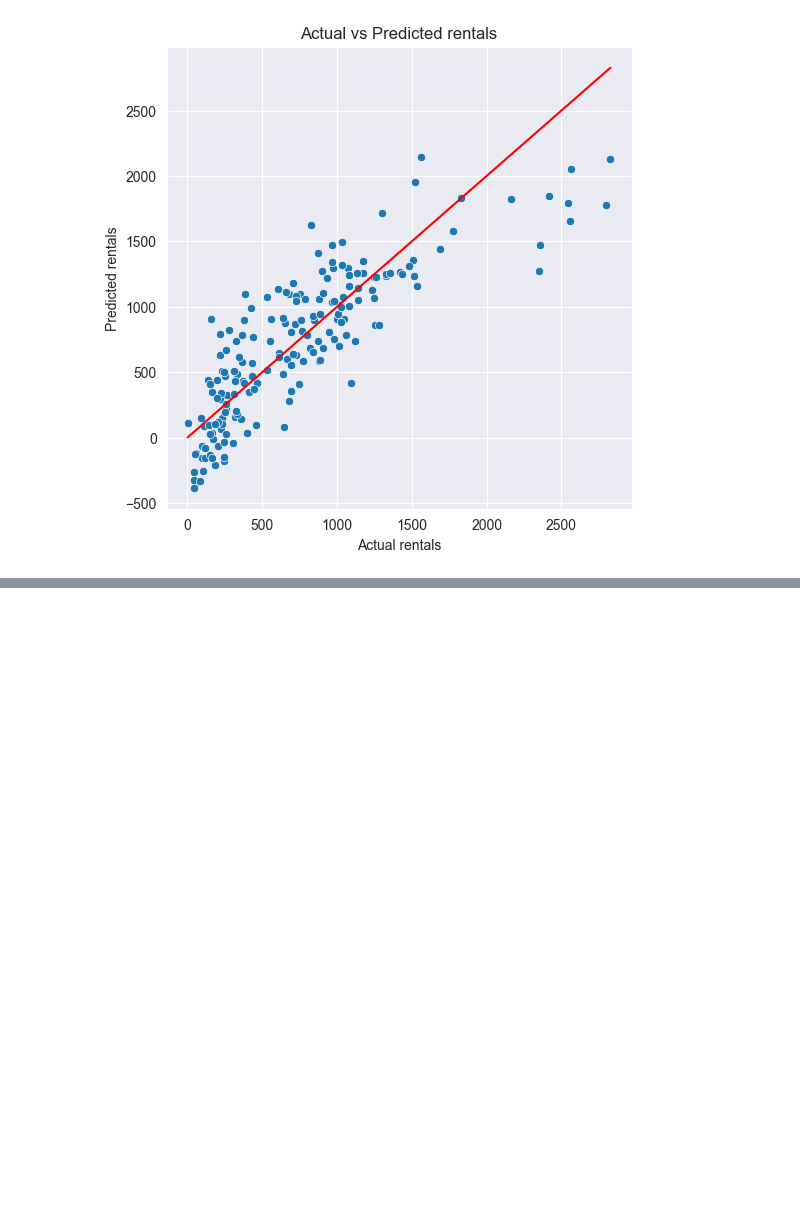
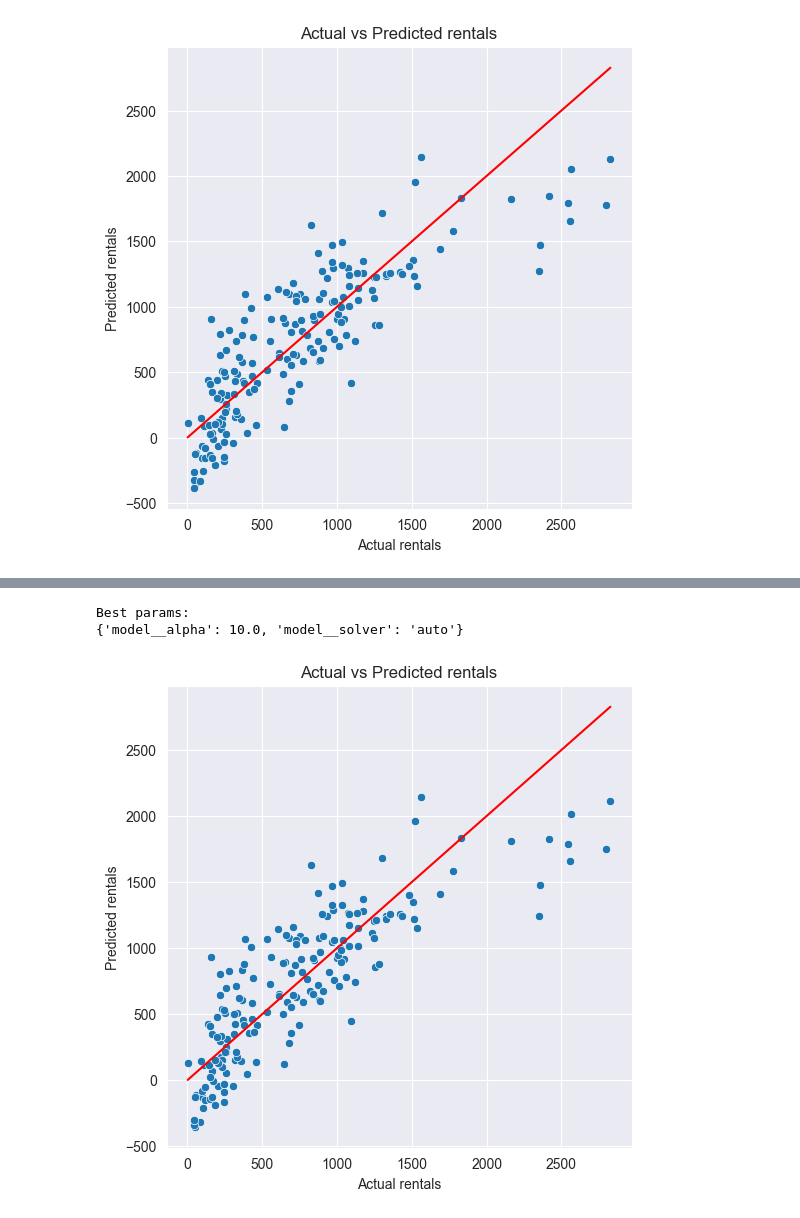
Before and after one commit to szczesnym/ML-AI, a Jupyter notebook: Unit15/exc-15_1v1.ipynb, the cells around one changed output, grey strips where cells are left out. Saved outputs shown, nothing was run; the diff lists cells and outputs as text; code cells hidden in the pictures; blank space fills up the shorter version.

```diff
--- a/Unit15/exc-15_1v1.ipynb
+++ b/Unit15/exc-15_1v1.ipynb
@@ -87,0 +98,2 @@ R²  : 0.689
+# %%
+pipeline_grid.fit(X_train, y_train)
@@ -87,0 +103,16 @@ R²  : 0.689
+# %%
+param_grid = {
+    "model__alpha": [0.01, 0.1, 1.0, 10.0, 100.0],
+    "model__solver": ["auto", "svd", "cholesky"]
+}
+# %%
+from sklearn.model_selection import GridSearchCV
+
+grid_search = GridSearchCV(
+    estimator=pipeline_grid,
+    param_grid=param_grid,
+    cv=5,
+    scoring="neg_mean_squared_error",
+    n_jobs=-1
+)
+grid_search.fit(X_train, y_train)
@@ -87,0 +128,21 @@ R²  : 0.689
+# %%
+print("Best params:")
+print(grid_search.best_params_)
+# %% [output]
+Best params:
+{'model__alpha': 10.0, 'model__solver': 'auto'}
+# %%
+best_model = grid_search.best_estimator_
+y_pred_grid = best_model.predict(X_test)
+# %%
+plt.figure(figsize=(6,6))
+sns.scatterplot(x=y_test, y=y_pred_grid)
+plt.xlabel("Actual rentals")
+plt.ylabel("Predicted rentals")
+plt.title("Actual vs Predicted rentals")
+plt.plot([y_test.min(), y_test.max()],
+         [y_test.min(), y_test.max()],
+         color="red")
+plt.show()
+# %% [output]
+[figure, added]
```
Also changed, not shown: parts of 8 cells of this notebook.
